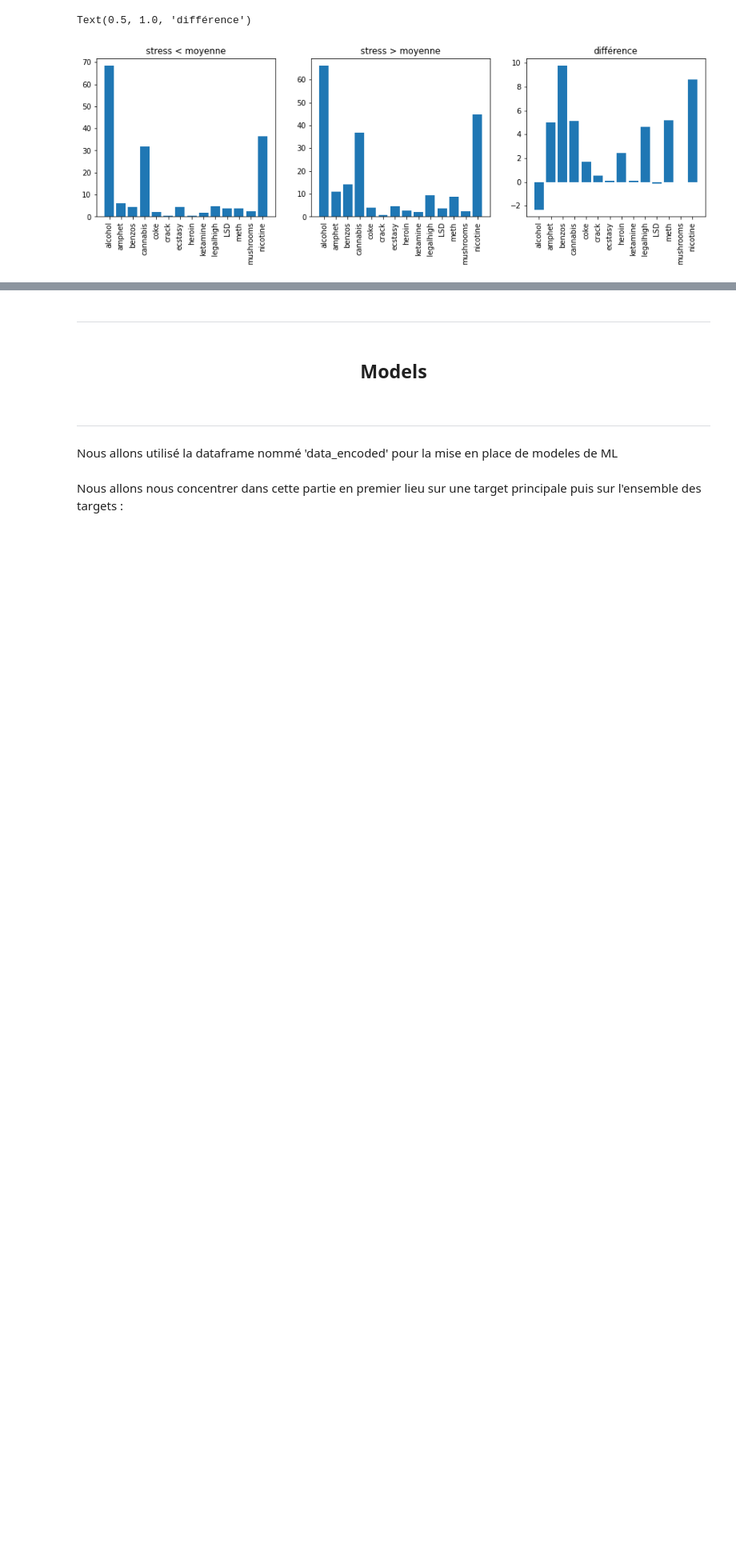
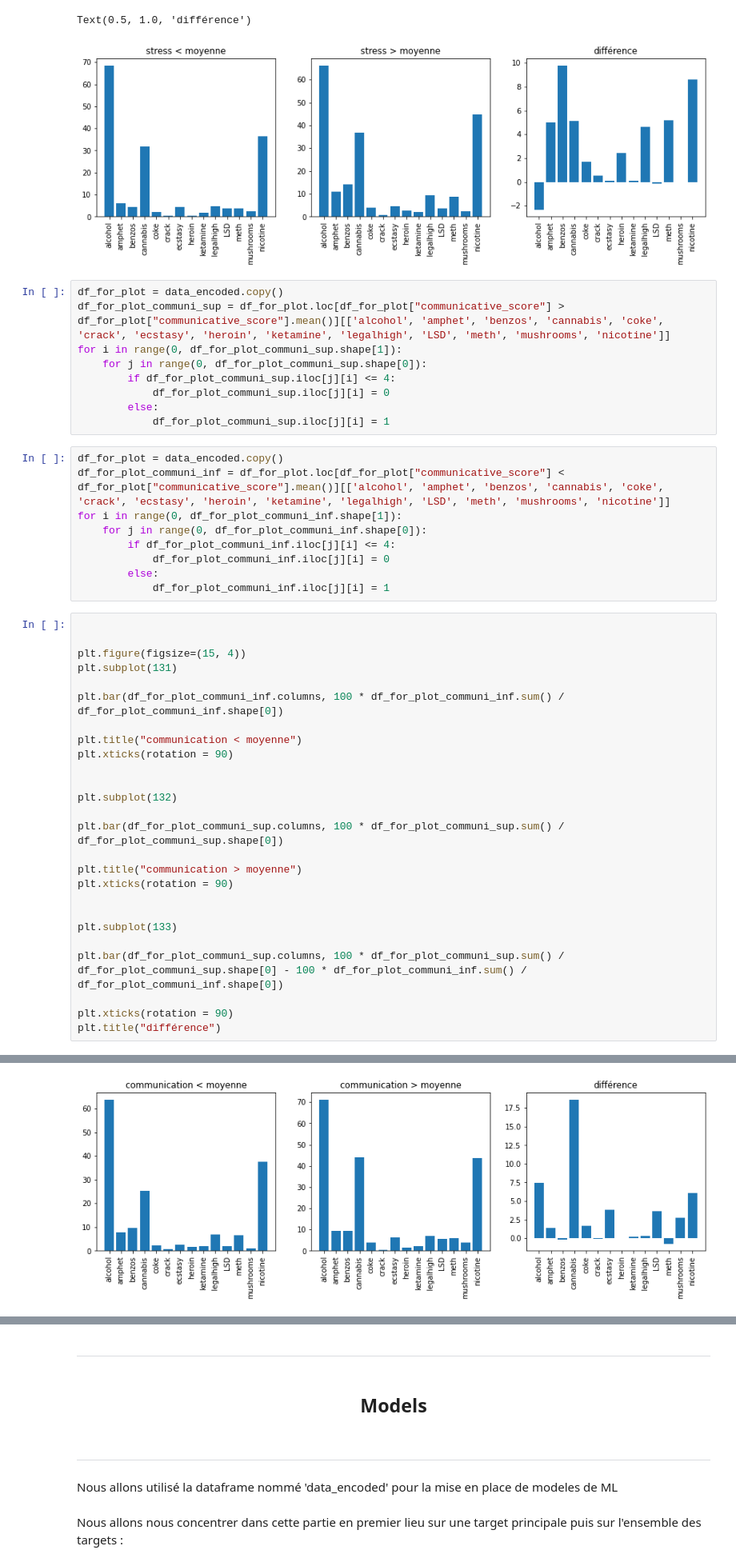
Before and after one commit to RayaneBDJ/Data-Analysis, a Jupyter notebook: FinalTP.ipynb, the cells around one changed output, grey strips where cells are left out. Shown at 80% size. Drawn from its saved outputs; the diff is of its cells as text; blank space fills up the shorter version.

```diff
--- a/FinalTP.ipynb
+++ b/FinalTP.ipynb
@@ -1608,3 +1609,48 @@ plt.title("différence")
 # %% [output]
 Text(0.5, 1.0, 'différence')
 [figure]
+# %%
+df_for_plot = data_encoded.copy()
+df_for_plot_communi_sup = df_for_plot.loc[df_for_plot["communicative_score"] > df_for_plot["communicative_score"].mean()][['alcohol', 'amphet', 'benzos', 'cannabis', 'coke', 'crack', 'ecstasy', 'heroin', 'ketamine', 'legalhigh', 'LSD', 'meth', 'mushrooms', 'nicotine']]
+for i in range(0, df_for_plot_communi_sup.shape[1]):
+    for j in range(0, df_for_plot_communi_sup.shape[0]):
+        if df_for_plot_communi_sup.iloc[j][i] <= 4:
+            df_for_plot_communi_sup.iloc[j][i] = 0
+        else:
+            df_for_plot_communi_sup.iloc[j][i] = 1
+# %%
+df_for_plot = data_encoded.copy()
+df_for_plot_communi_inf = df_for_plot.loc[df_for_plot["communicative_score"] < df_for_plot["communicative_score"].mean()][['alcohol', 'amphet', 'benzos', 'cannabis', 'coke', 'crack', 'ecstasy', 'heroin', 'ketamine', 'legalhigh', 'LSD', 'meth', 'mushrooms', 'nicotine']]
+for i in range(0, df_for_plot_communi_inf.shape[1]):
+    for j in range(0, df_for_plot_communi_inf.shape[0]):
+        if df_for_plot_communi_inf.iloc[j][i] <= 4:
+            df_for_plot_communi_inf.iloc[j][i] = 0
+        else:
+            df_for_plot_communi_inf.iloc[j][i] = 1
+# %%
+
+
+plt.figure(figsize=(15, 4))
+plt.subplot(131)
+
+plt.bar(df_for_plot_communi_inf.columns, 100 * df_for_plot_communi_inf.sum() / df_for_plot_communi_inf.shape[0])
+
+plt.title("communication < moyenne")
+plt.xticks(rotation = 90)
+
+
+plt.subplot(132)
+
+plt.bar(df_for_plot_communi_sup.columns, 100 * df_for_plot_communi_sup.sum() / df_for_plot_communi_sup.shape[0])
+
+plt.title("communication > moyenne")
+plt.xticks(rotation = 90)
+
+
+plt.subplot(133)
+
+plt.bar(df_for_plot_communi_sup.columns, 100 * df_for_plot_communi_sup.sum() / df_for_plot_communi_sup.shape[0] - 100 * df_for_plot_communi_inf.sum() / df_for_plot_communi_inf.shape[0])
+
+plt.xticks(rotation = 90)
+plt.title("différence")
+# %% [output]
@@ -1610,0 +1658 @@ Text(0.5, 1.0, 'différence')
+[figure, added]
```
Also changed, not shown: parts of 43 cells of this notebook, 3 other files.
